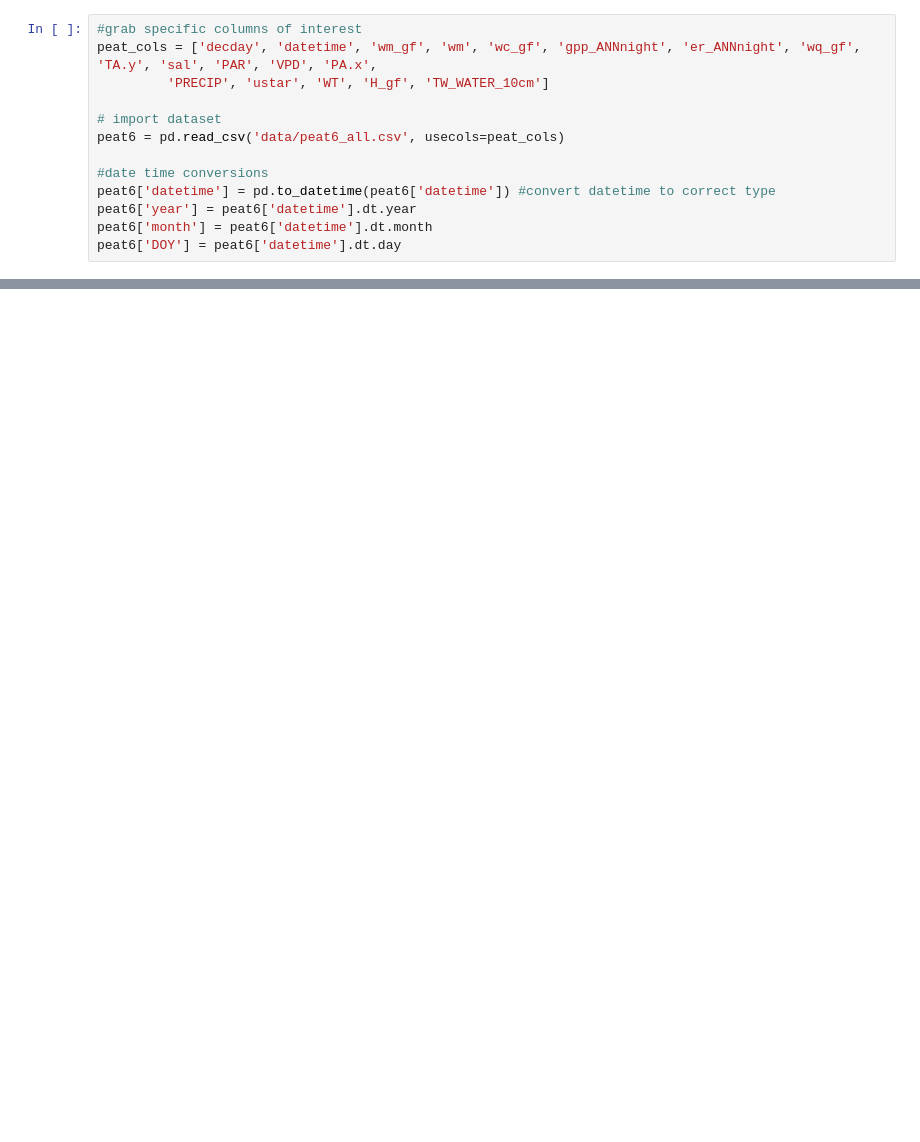
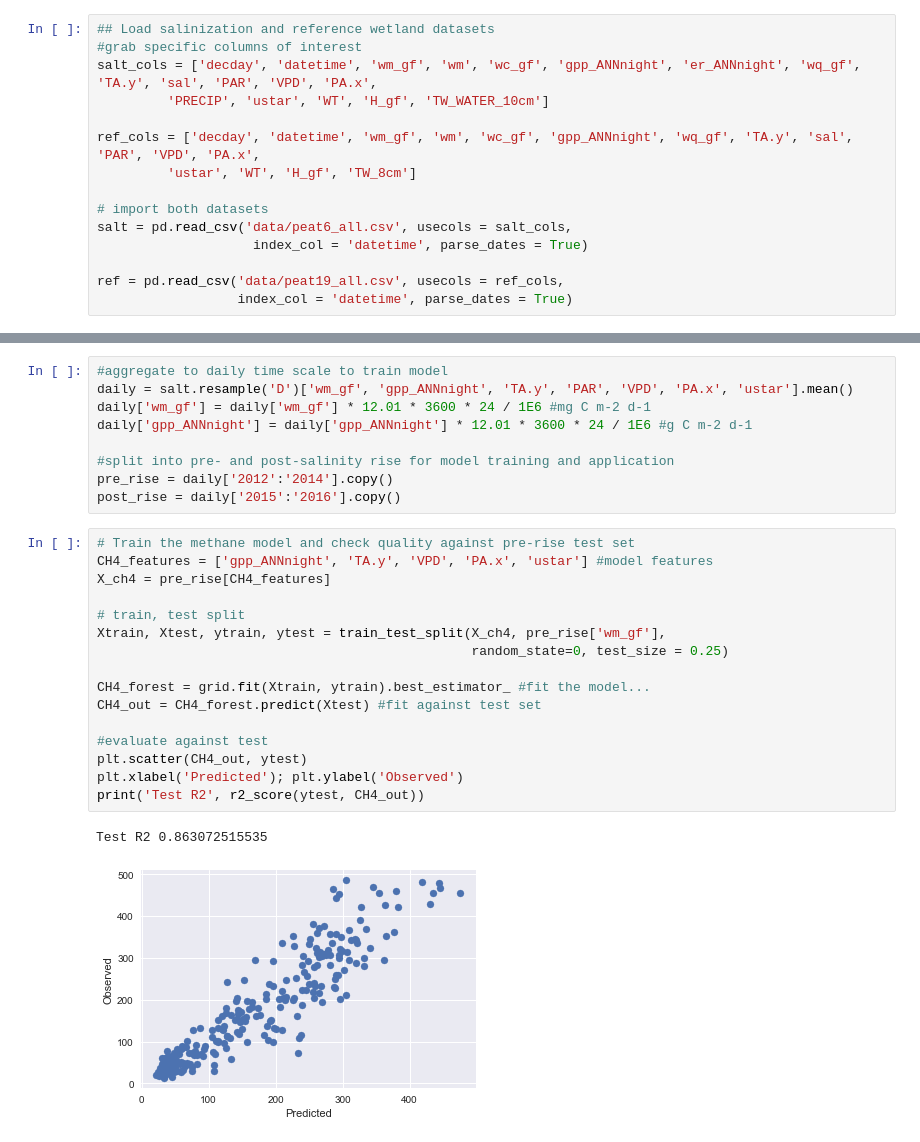
Before and after one commit to samdchamberlain/salinity_py, a Jupyter notebook: main_analysis.ipynb, the cells around one changed output, grey strips where cells are left out. Cells and saved outputs as stored; diff of their text form; blank space fills up the shorter version.

```diff
--- a/main_analysis.ipynb
+++ b/main_analysis.ipynb
@@ -14,13 +14,15 @@ You can access Timestamp as pandas.Timestamp
 # %%
+## Load salinization and reference wetland datasets
 #grab specific columns of interest
-peat_cols = ['decday', 'datetime', 'wm_gf', 'wm', 'wc_gf', 'gpp_ANNnight', 'er_ANNnight', 'wq_gf', 'TA.y', 'sal', 'PAR', 'VPD', 'PA.x',
+salt_cols = ['decday', 'datetime', 'wm_gf', 'wm', 'wc_gf', 'gpp_ANNnight', 'er_ANNnight', 'wq_gf', 'TA.y', 'sal', 'PAR', 'VPD', 'PA.x',
          'PRECIP', 'ustar', 'WT', 'H_gf', 'TW_WATER_10cm']
 
-# import dataset
-peat6 = pd.read_csv('data/peat6_all.csv', usecols=peat_cols)
+ref_cols = ['decday', 'datetime', 'wm_gf', 'wm', 'wc_gf', 'gpp_ANNnight', 'wq_gf', 'TA.y', 'sal', 'PAR', 'VPD', 'PA.x',
+         'ustar', 'WT', 'H_gf', 'TW_8cm']
 
-#date time conversions
-peat6['datetime'] = pd.to_datetime(peat6['datetime']) #convert datetime to correct type
-peat6['year'] = peat6['datetime'].dt.year
-peat6['month'] = peat6['datetime'].dt.month
-peat6['DOY'] = peat6['datetime'].dt.day
+# import both datasets
+salt = pd.read_csv('data/peat6_all.csv', usecols = salt_cols,
+                    index_col = 'datetime', parse_dates = True)
+
+ref = pd.read_csv('data/peat19_all.csv', usecols = ref_cols,
+                  index_col = 'datetime', parse_dates = True)
@@ -88,0 +103,28 @@ Name: gpp_ANNnight, Length: 92, dtype: float64
+# %%
+#aggregate to daily time scale to train model
+daily = salt.resample('D')['wm_gf', 'gpp_ANNnight', 'TA.y', 'PAR', 'VPD', 'PA.x', 'ustar'].mean()
+daily['wm_gf'] = daily['wm_gf'] * 12.01 * 3600 * 24 / 1E6 #mg C m-2 d-1
+daily['gpp_ANNnight'] = daily['gpp_ANNnight'] * 12.01 * 3600 * 24 / 1E6 #g C m-2 d-1
+
+#split into pre- and post-salinity rise for model training and application
+pre_rise = daily['2012':'2014'].copy()
+post_rise = daily['2015':'2016'].copy()
+# %%
+# Train the methane model and check quality against pre-rise test set
+CH4_features = ['gpp_ANNnight', 'TA.y', 'VPD', 'PA.x', 'ustar'] #model features
+X_ch4 = pre_rise[CH4_features]
+
+# train, test split
+Xtrain, Xtest, ytrain, ytest = train_test_split(X_ch4, pre_rise['wm_gf'],
+                                                random_state=0, test_size = 0.25)
+
+CH4_forest = grid.fit(Xtrain, ytrain).best_estimator_ #fit the model...
+CH4_out = CH4_forest.predict(Xtest) #fit against test set
+
+#evaluate against test
+plt.scatter(CH4_out, ytest)
+plt.xlabel('Predicted'); plt.ylabel('Observed')
+print('Test R2', r2_score(ytest, CH4_out))
+# %% [output]
+Test R2 0.863072515535
+[figure, added]
```
Also changed, not shown: parts of 13 cells of this notebook, 4 other files.
